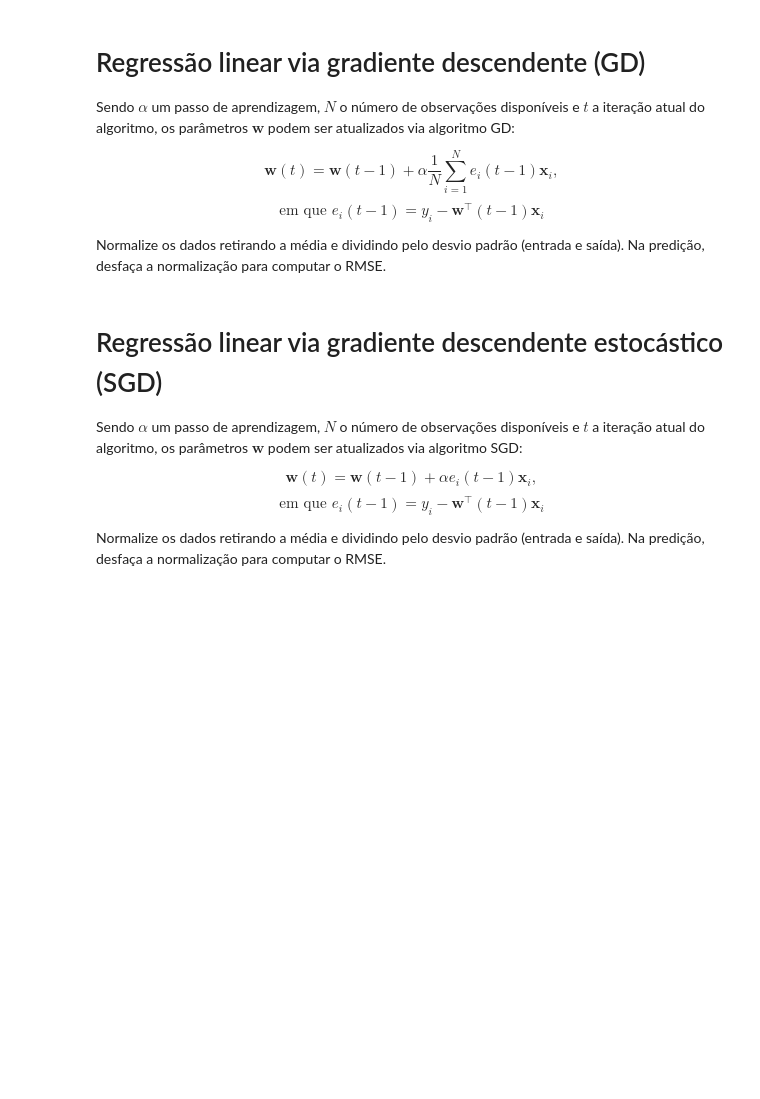
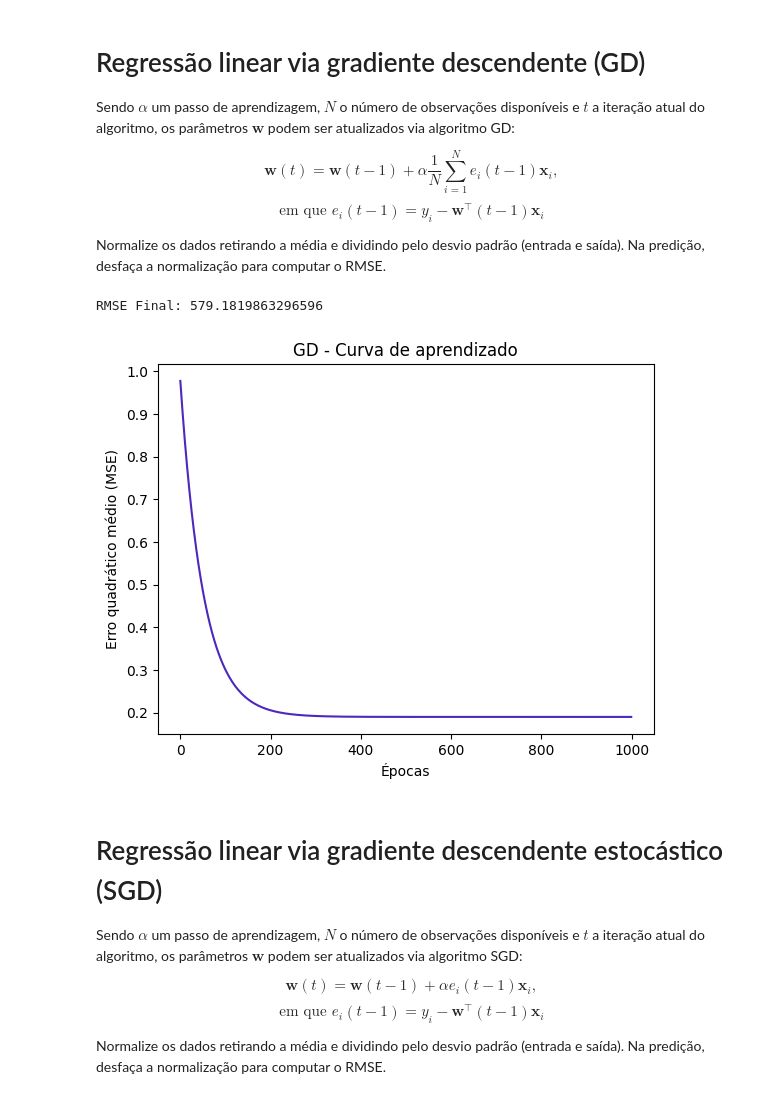
Before and after one commit to lulidsnn/aprendizagem_maquina, a Jupyter notebook: 01_AulaNumpy/AulaNumpy_alunos.ipynb, the cells around one changed output. Cells and saved outputs as stored; diff of their text form; code cells hidden in the pictures; blank space fills up the shorter version.

Commit message:
feat: adicionando algoritmo GD

```diff
--- a/AulaNumpy/AulaNumpy_alunos.ipynb
+++ b/01_AulaNumpy/AulaNumpy_alunos.ipynb
@@ -550,13 +550,8 @@ xi_d = sigma*xi + mi
 def normalizacao_z(dataset):
     n = np.shape(dataset)[0] # pego o tamanho de n (qntd de linhas, por isso [0])
     mi = (1/n) * np.sum(dataset, axis=0)
-    sigma = np.sqrt((1/(n-1)) * np.sum(((dataset - mi)**2)))
+    sigma = np.sqrt((1/(n-1)) * np.sum(((dataset - mi)**2), axis=0))
 
-    xi = (peixe_dataset - mi)/sigma
+    xi = (dataset - mi)/sigma
 
-    # desnormalização
-    xi_d = sigma*xi + mi
-
-    return (xi, xi_d)
-
-t = normalizacao_z(peixe_dataset)
+    return (xi, sigma, mi)
@@ -672,12 +629,50 @@ $$\boldsymbol{w}(t) = \boldsymbol{w}(t-1) + \alpha \frac{1}{N}\sum_{i=1}^{N} e_i
 $$\text{em que } e_i(t-1) = y_i - \boldsymbol{w}^{\top}(t-1)\boldsymbol{x}_i$$
 
 Normalize os dados retirando a média e dividindo pelo desvio padrão (entrada e saída). Na predição, desfaça a normalização para computar o RMSE.
-# %%
-# Escreva o código aqui
-
-t = normalizacao_z(peixe_dataset)
-dados_n = t[0] # dados normalizados
-
-for t in range(0, 100):
-    alpha = 10**(-2) # valor pequeno
-    n = np.shape(dados_n)
+# %%
+dados_n, sigma, mi = normalizacao_z(peixe_dataset) # dados normalizados, vetor sigma (desvios padrões) e vetor mi (médias)
+
+alpha = 10**(-2) # alpha escolhido arbitrariamente
+EPOCHS = 1000 # numero de épocas de treinamento
+n = np.shape(dados_n)[0]  # definindo n
+
+X = np.concatenate((np.ones((1 , n)).T , dados_n[:,[0,1]]), axis=1) # criando vetor X
+y = dados_n[:,[2]]  # recuperando vetor y normalizado
+w = np.zeros((X.shape[1] , 1)) # w é um vetor de PESOS, precisamos iniciá-lo com base na quantidade de colunas em X
+
+custo = [] # vetor para armazenar os custos a cada treinamento
+
+for t in range(EPOCHS): # loop de treinamento
+    y_previsto = X @ w  # previsão de y, calculado como X * vetor de pesos w
+    ei = y - y_previsto # erro
+    gradiente = (X.T @ ei)/n  # gradiente
+    w = w + alpha * gradiente  # atualização do parâmetro w, com base no gradiente obtido
+
+    mse = np.mean(ei**2) # cálculo da função de custo
+    custo.append(mse) # adicionando função de custo no vetor
+
+y_previsto_final = X @ w # previsão de y FINAL, com os dados normalizados
+
+# desnormalizando
+
+sigma_y = sigma[2]  # pegando desvio padrão do y
+mi_y = mi[2]        # pegando média de y
+
+y_pred_desnorm = sigma_y * y_previsto_final + mi_y # previsão de y DESNORMALIZADA
+y_orig_desnorm = peixe_dataset[:, 2].reshape(-1, 1)  # valores de Y originais
+
+rmse = np.sqrt(np.mean((y_orig_desnorm - y_pred_desnorm)**2)) # cálculo do RMSE com os valores DESNORMALIZADOS
+print(f'RMSE Final: {rmse}')
+
+# plotando curva de aprendizado!
+
+plt.plot(custo, color="#4d28bc")
+plt.title('GD - Curva de aprendizado')
+plt.xlabel('Épocas')
+plt.ylabel('Erro quadrático médio (MSE)')
+# plt.grid(True)
+
+plt.show()
+# %% [output]
+RMSE Final: 579.1819863296596
+[figure, added]
```
Also changed, not shown: parts of 11 cells of this notebook, 3 other files.
